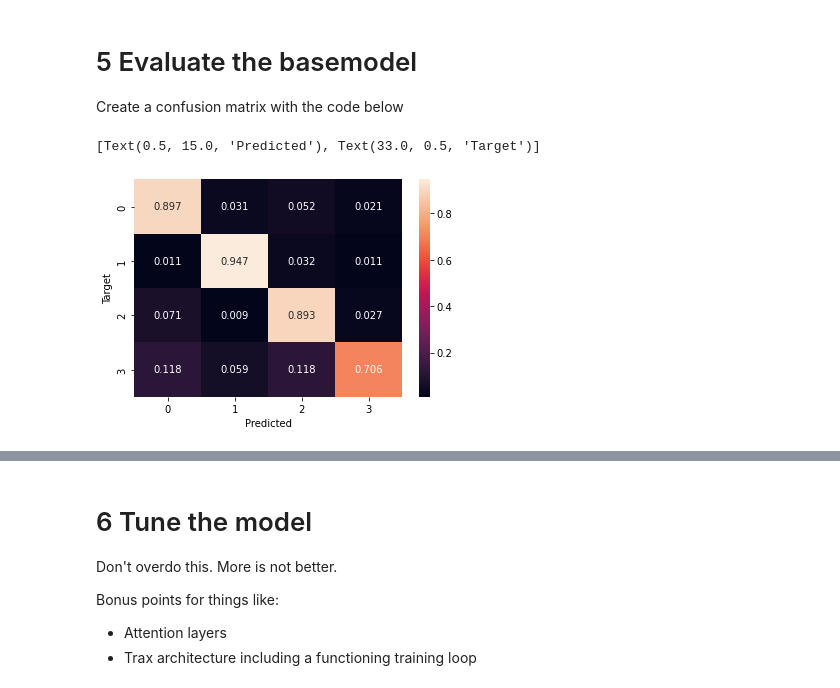
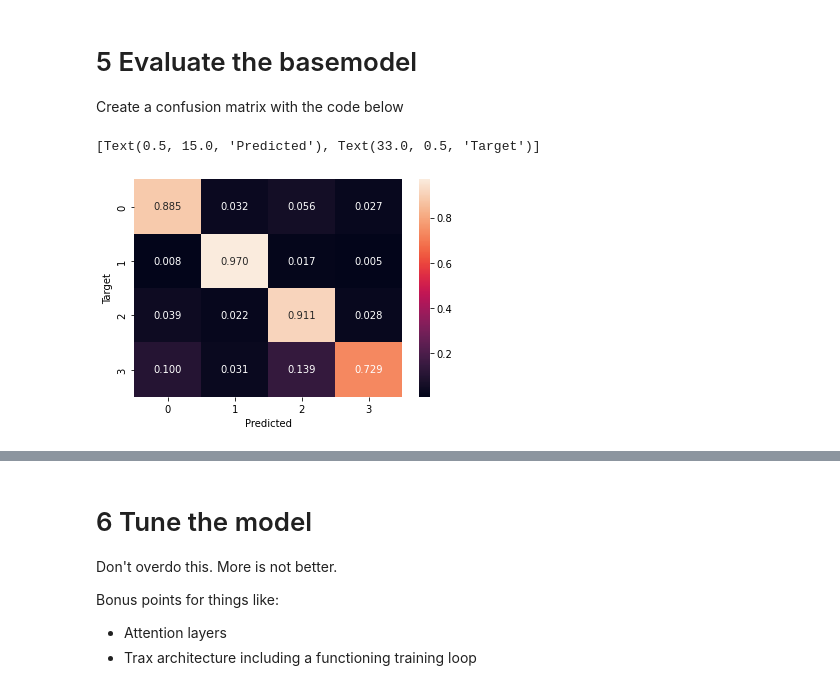
Before and after one commit to RinsRutgers/examen-22-antw, a Jupyter notebook: notebooks/02_style_detection.ipynb, the cells around one changed output, grey strips where cells are left out. Saved outputs shown, nothing was run; the diff lists cells and outputs as text; code cells hidden in the pictures.

```diff
--- a/notebooks/02_style_detection.ipynb
+++ b/notebooks/02_style_detection.ipynb
@@ -232,23 +227,23 @@ Create a confusion matrix with the code below
 # %%
 from sklearn.metrics import confusion_matrix
 
 y_true = []
 y_pred = []
 
-for _ in range(10):
+for _ in range(1000):
     X, y = next(teststreamer)
     yhat = model(X)
     yhat = yhat.argmax(dim=1)
     y_pred.append(yhat.tolist())
     y_true.append(y.tolist())
 
 yhat = [x for y in y_pred for x in y]
 y = [x for y in y_true for x in y]
 
 cfm = confusion_matrix(y, yhat)
 cfm_norm = cfm / np.sum(cfm, axis=1, keepdims=True)
 plot = sns.heatmap(cfm_norm, annot=cfm_norm, fmt=".3f")
 plot.set(xlabel="Predicted", ylabel="Target")
 # %% [output]
 [Text(0.5, 15.0, 'Predicted'), Text(33.0, 0.5, 'Target')]
-[figure, old version]
+[figure, new version]
```
Also changed, not shown: parts of 8 cells of this notebook, 7 other files.
